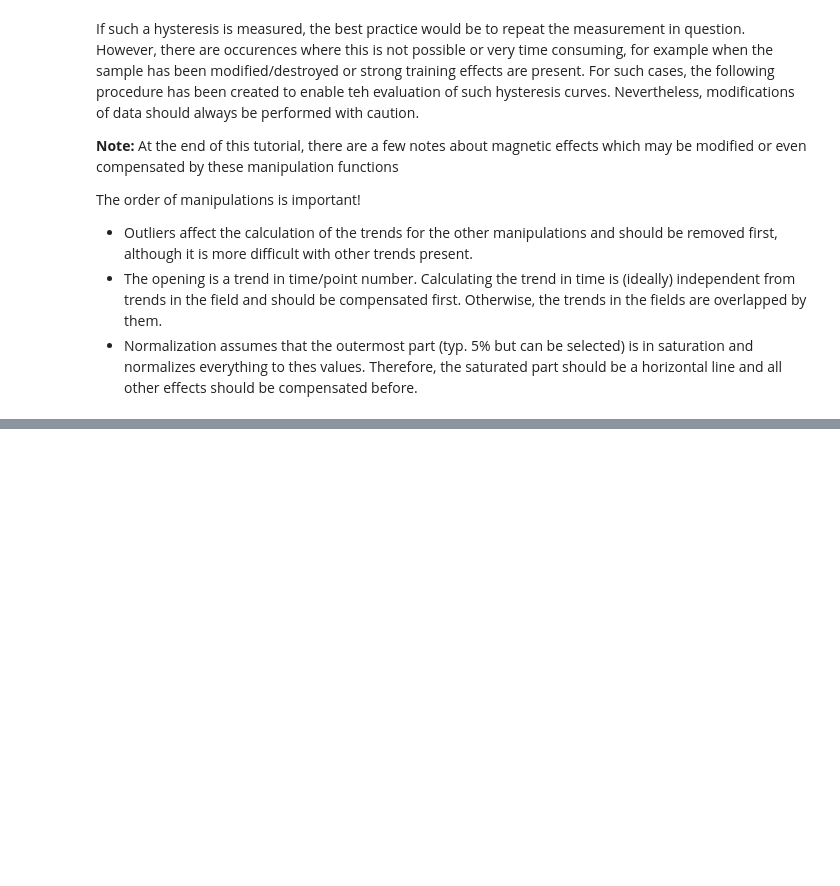
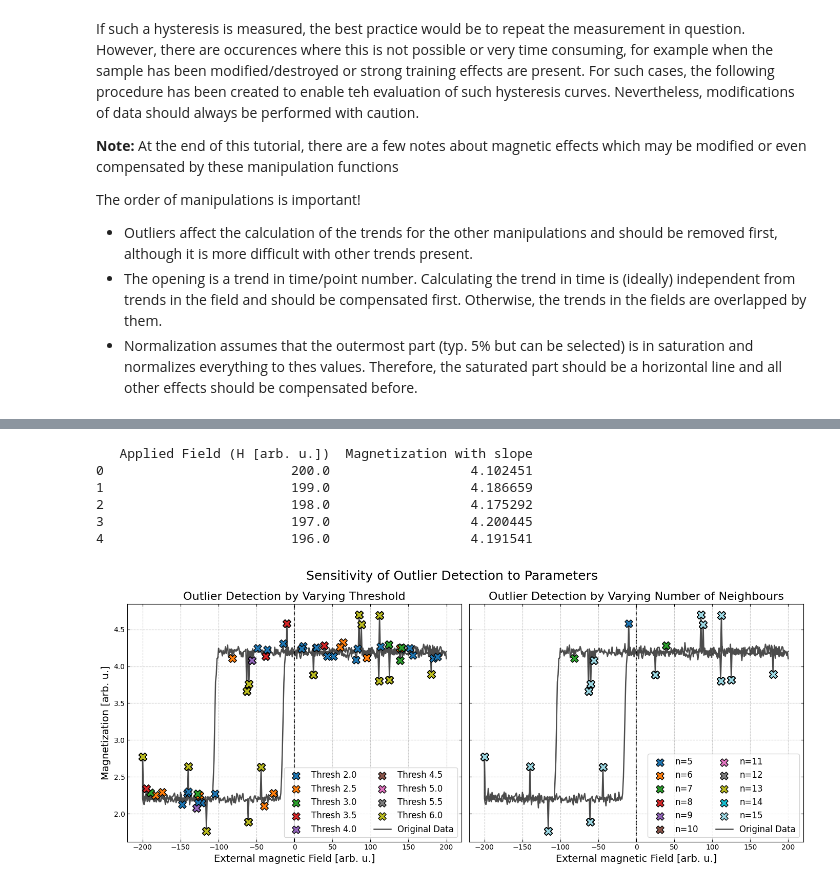
Before and after one commit to exp4-age/evaluix, a Jupyter notebook: docs/_notebooks/HysteresisDataManipulation.ipynb, the cells around one changed output, grey strips where cells are left out. Drawn from its saved outputs; the diff is of its cells as text; code cells hidden in the pictures; blank space fills up the shorter version.

```diff
--- a/docs/_notebooks/HysteresisDataManipulation.ipynb
+++ b/docs/_notebooks/HysteresisDataManipulation.ipynb
@@ -378,0 +180,69 @@ Both conditions indices: [ 20  75  89 115 175 260 263 316 340 350 374 376 377 38
+# %%
+csv_path = Path.cwd().parent / "_static" / "simulated" / "simulated_hysteresis_loop_with_outliers.csv"
+data = pd.read_csv(csv_path)
+
+print(data.head())
+
+fields = data.iloc[:, 0].values
+magnetization = data.iloc[:, 1].values
+
+# Plot with 2 figures, the left shows the dependence on the threshold for a fixed number of neighbours of 10, the right shows the dependence on the number of neighbours for a fixed threshold of 5
+cleaned_data_thresh = {}
+details_thresh = {}
+for thresh in np.arange(2, 6.1, 0.5):
+    cleaned, details_thresh[thresh] = hf.del_outliers(magnetization.copy(), return_details=True, threshold=thresh, neighbours=10)
+    cleaned_data_thresh[thresh] = cleaned
+cleaned_data_neigh = {}
+details_neigh = {}
+for neigh in range(5, 16):
+    cleaned, details_neigh[neigh] = hf.del_outliers(magnetization.copy(), return_details=True, threshold=5, neighbours=neigh)
+    cleaned_data_neigh[neigh] = cleaned
+
+# color list to show at which threshold/neighbour number the outliers were detected
+color_list = plt.cm.tab20(np.linspace(0, 1, max(len(cleaned_data_thresh), len(cleaned_data_neigh))))
+fig, axes = plt.subplots(1, 2, figsize=(14, 6), sharey=True)
+# Left panel: varying threshold
+ax = axes[0]
+for i, (thresh, cleaned) in enumerate(cleaned_data_thresh.items()):
+    details = details_thresh[thresh]
+    idx_both = details["indices_outliers"]
+    if len(idx_both):
+        ax.scatter(fields[idx_both], magnetization[idx_both], s=120, c=color_list[i], marker="X", edgecolor="k",
+                   label=f"Thresh {thresh:.1f}", zorder=4)
+
+fontsize = 14
+ax.plot(fields, magnetization, c='k', lw=1.8, label=f"Original Data", zorder=2, alpha=0.7)
+ax.set_title("Outlier Detection by Varying Threshold", fontsize=fontsize + 2)
+ax.set_xlabel("External magnetic Field [arb. u.]", fontsize=fontsize)
+ax.set_ylabel("Magnetization [arb. u.]", fontsize=fontsize)
+ax.grid(which="both", linestyle="--", alpha=0.7, zorder=0)
+ax.axvline(0, color="k", linestyle="--", zorder=0)
+ax.tick_params(direction="in", top=True, right=True)
+ax.legend(fontsize=fontsize - 2, loc="best", ncol=2)
+# Right panel: varying number of neighbours
+ax = axes[1]
+for i, (neigh, cleaned) in enumerate(cleaned_data_neigh.items()):
+    details = details_neigh[neigh]
+    idx_both = details["indices_outliers"]
+    if len(idx_both):
+        ax.scatter(fields[idx_both], magnetization[idx_both], s=120, c=color_list[i], marker="X", edgecolor="k",
+                   label=f"n={neigh}", zorder=4)
+
+ax.plot(fields, magnetization, c='k', lw=1.8, label=f"Original Data", zorder=2, alpha=0.7)
+ax.set_title("Outlier Detection by Varying Number of Neighbours", fontsize=fontsize + 2)
+ax.set_xlabel("External magnetic Field [arb. u.]", fontsize=fontsize)
+ax.grid(which="both", linestyle="--", alpha=0.7, zorder=0)
+ax.axvline(0, color="k", linestyle="--", zorder=0)
+ax.tick_params(direction="in", top=True, right=True)
+ax.legend(fontsize=fontsize - 2, loc="best", ncol=2)
+plt.suptitle("Sensitivity of Outlier Detection to Parameters", fontsize=fontsize + 4)
+plt.tight_layout()
+plt.show()
+# %% [output]
+   Applied Field (H [arb. u.])  Magnetization with slope
+0                        200.0                  4.102451
+1                        199.0                  4.186659
+2                        198.0                  4.175292
+3                        197.0                  4.200445
+4                        196.0                  4.191541
+[figure, added]
```
Also changed, not shown: parts of 11 cells of this notebook, 3 other files.
